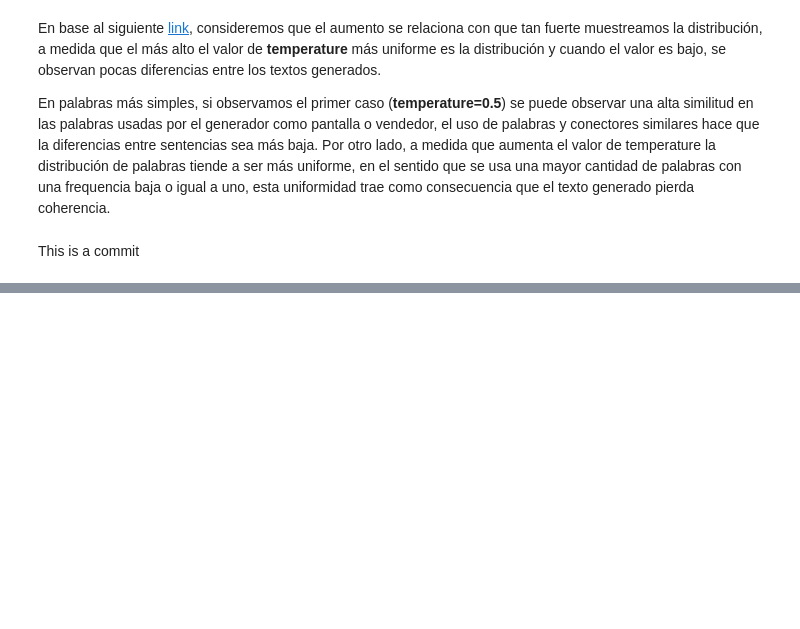
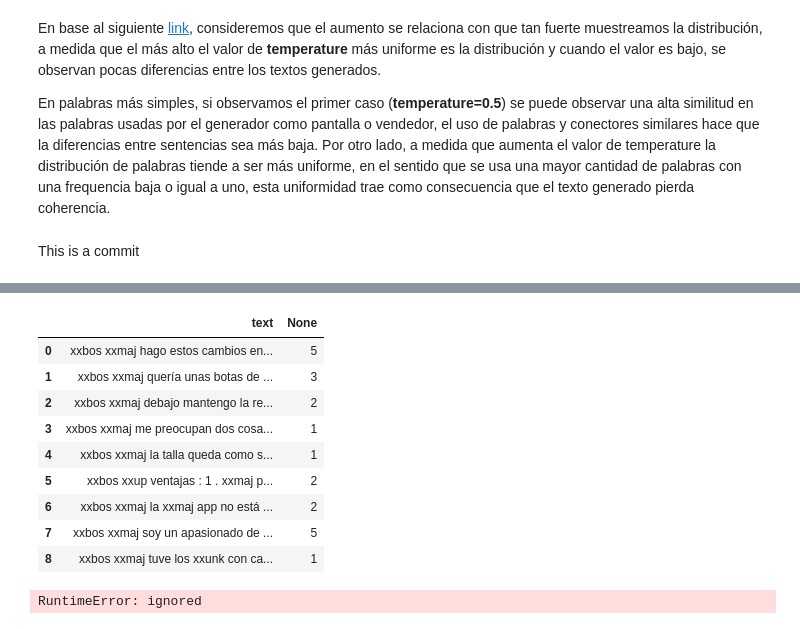
Before and after one commit to imceballos/udd_homeworks, a Jupyter notebook: Tarea2_MLAplicado.ipynb, the cells around one changed output, grey strips where cells are left out. Saved outputs shown, nothing was run; the diff lists cells and outputs as text; code cells hidden in the pictures; blank space fills up the shorter version.

```diff
--- a/Tarea2_MLAplicado.ipynb
+++ b/Tarea2_MLAplicado.ipynb
@@ -322,0 +357,7 @@ This is a commit
+# %%
+dls_blk = DataBlock(blocks = (TextBlock.from_df(text_cols = "review_body", seq_len = 128),
+                              MultiCategoryBlock),
+                    get_x = ColReader(cols = "text"), get_y = ColReader(cols="stars"),
+                    splitter=ColSplitter('indicator'))
+# %%
+df_final_p1 = df_final_p1.astype({"stars": str})
@@ -322,0 +377,2 @@ This is a commit
+# %%
+dls_clf = dls_blk.dataloaders(df_final_p1, bs=64, seq_len=128)
@@ -322,0 +381,13 @@ This is a commit
+# %%
+dls_clf.show_batch()
+# %% [output]
+|  | text | None |
+| 0 | xxbos xxmaj hago estos cambios en... | 5 |
+| 1 | xxbos xxmaj quería unas botas de ... | 3 |
+| 2 | xxbos xxmaj debajo mantengo la re... | 2 |
+| 3 | xxbos xxmaj me preocupan dos cosa... | 1 |
+| 4 | xxbos xxmaj la talla queda como s... | 1 |
+| 5 | xxbos xxup ventajas : 1 . xxmaj p... | 2 |
+| 6 | xxbos xxmaj la xxmaj app no está ... | 2 |
+| 7 | xxbos xxmaj soy un apasionado de ... | 5 |
+| 8 | xxbos xxmaj tuve los xxunk con ca... | 1 |
@@ -322,0 +396,4 @@ This is a commit
+# %%
+learn_clf = learn_clf.load_encoder("finetuned_language_model_encoder")
+# %% [output]
+RuntimeError: ignored
```
Also changed, not shown: parts of 41 cells of this notebook.
